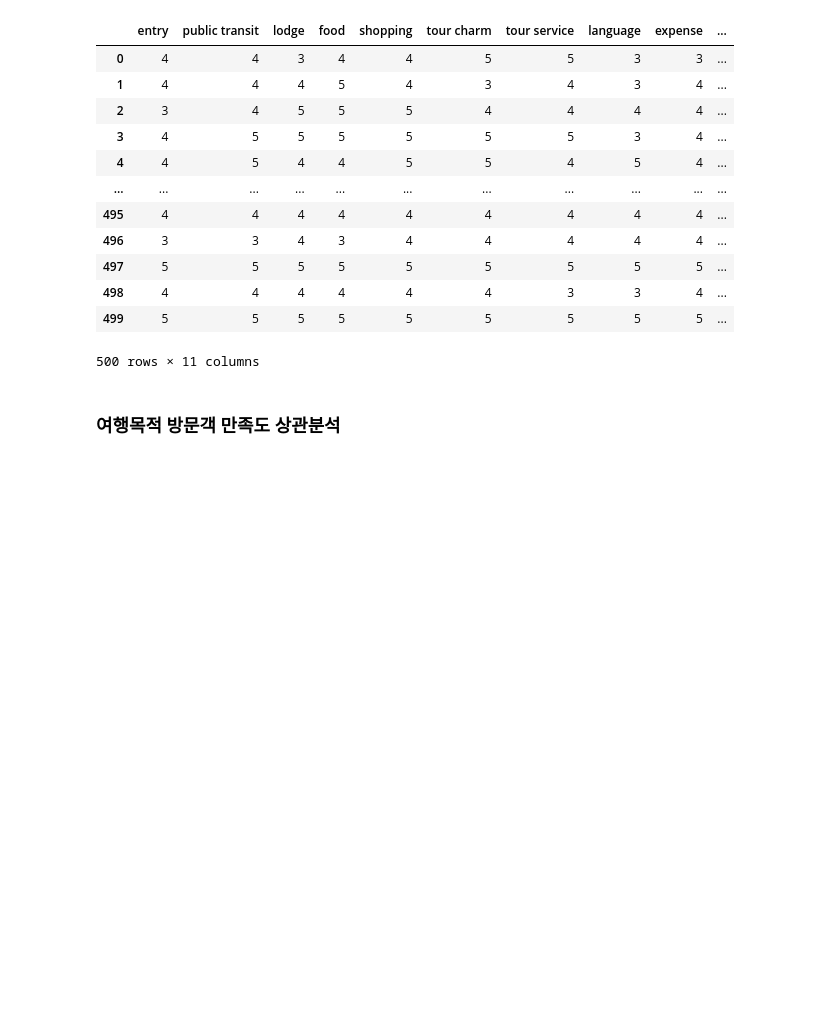
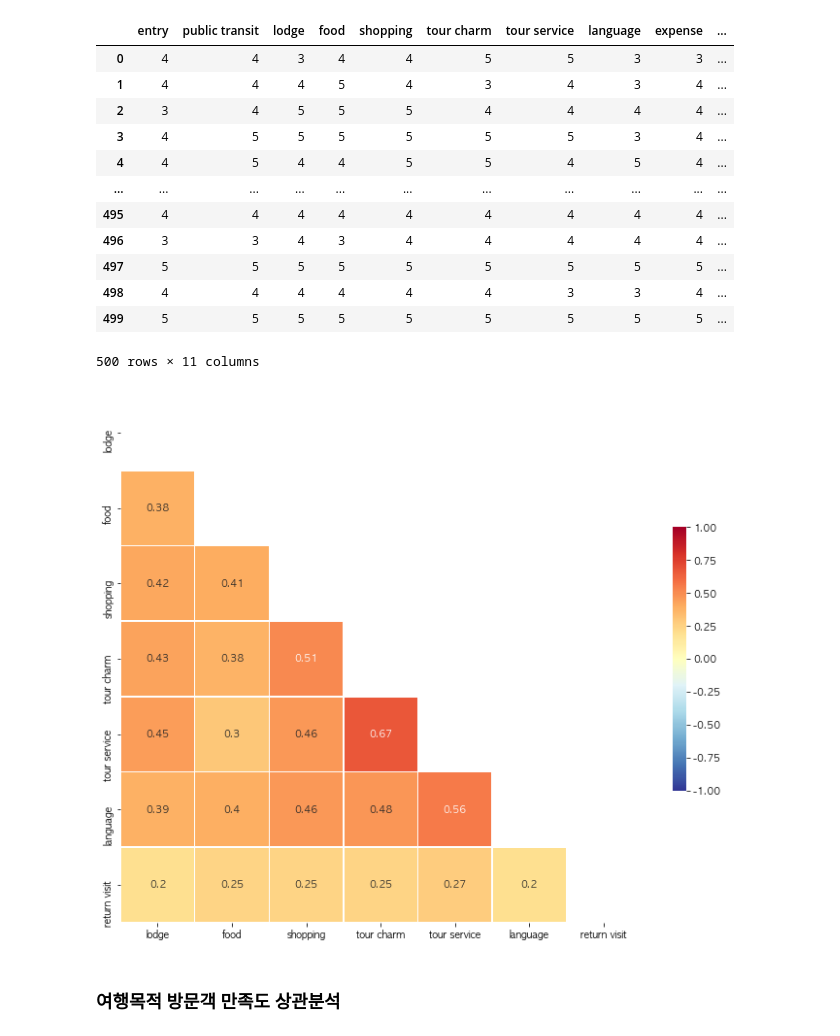
Before and after one commit to asdhgfasd1/2020, a Jupyter notebook: statistics/des_stats01.ipynb, the cells around one changed output. Drawn from its saved outputs; the diff is of its cells as text; code cells hidden in the pictures; blank space fills up the shorter version.

```diff
--- a/statistics/des_stats01.ipynb
+++ b/statistics/des_stats01.ipynb
@@ -616,6 +616,10 @@ trip_sample_data
 | 498 | 4 | 4 | 4 | 4 | 4 | 4 | 3 | 3 | 4 | ... |
 | 499 | 5 | 5 | 5 | 5 | 5 | 5 | 5 | 5 | 5 | ... |
 500 rows × 11 columns
+# %%
+view_to_heatmap(12,10, biz_sample_data.iloc[:,[2,3,4,5,6,7,10]].corr())
+# %% [output]
+[figure, added]
 # %% [markdown]
 ### 여행목적 방문객 만족도 상관분석
 # %%
```
Also changed, not shown: parts of 1 cell of this notebook, 1 other file.
